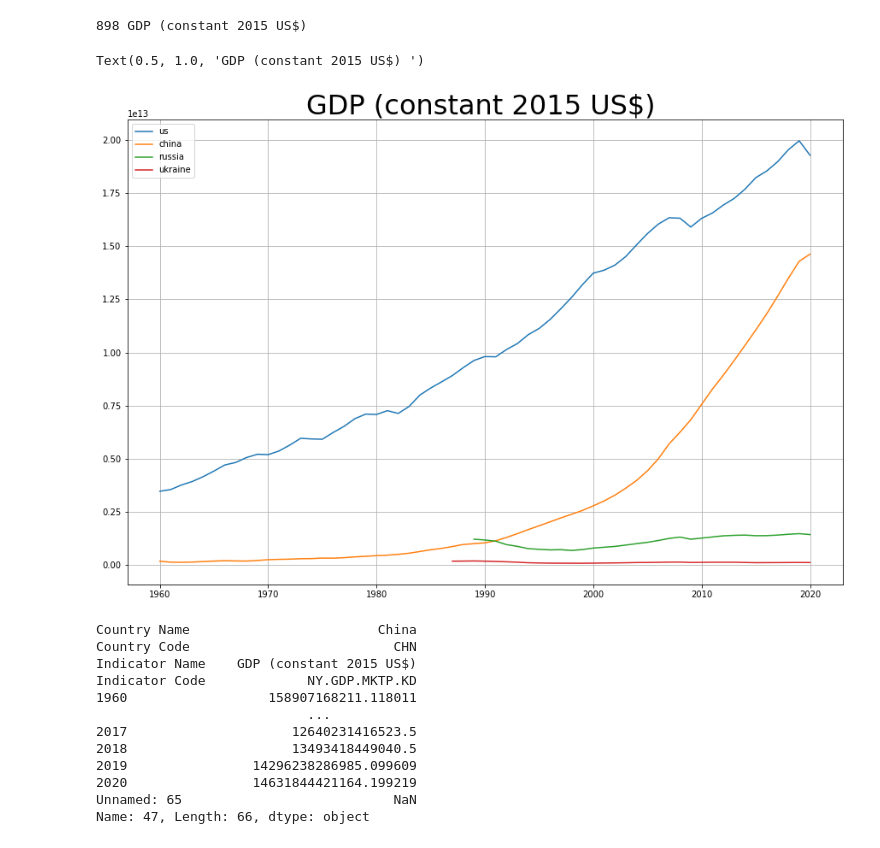
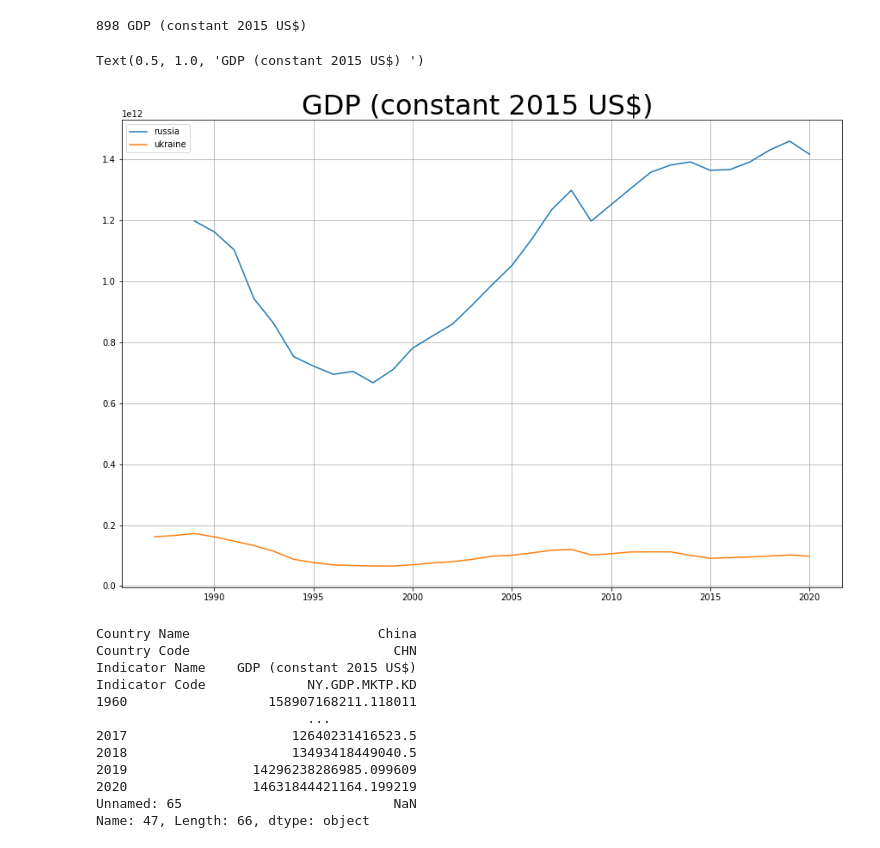
Before and after one commit to tjhickey724/cs103a, a Jupyter notebook: worldbank_data.ipynb, the cells around one changed output. Cells and saved outputs as stored; diff of their text form; code cells hidden in the pictures.

```diff
--- a/worldbank_data.ipynb
+++ b/worldbank_data.ipynb
@@ -150,16 +153,16 @@ find_rows(us_df,'GDP (constant 2015 US$)')
 898 GDP (constant 2015 US$)
 # %%
 plt.figure(figsize=(15,10))
-plot_indicator(us_df,898,'us')
-plot_indicator(china_df,47,'china')
+#plot_indicator(us_df,898,'us')
+#plot_indicator(china_df,47,'china')
 plot_indicator(russia_df,394,'russia')
 plot_indicator(ukraine_df,701,'ukraine')
 plt.legend()
 plt.grid()
 plt.title("GDP (constant 2015 US$) ",fontsize=32)
 # %% [output]
 Text(0.5, 1.0, 'GDP (constant 2015 US$) ')
-[figure, old version]
+[figure, new version]
 # %%
 china_df.iloc[47]
 # %% [output]
```
Also changed, not shown: parts of 3 cells of this notebook, 1 other file.
